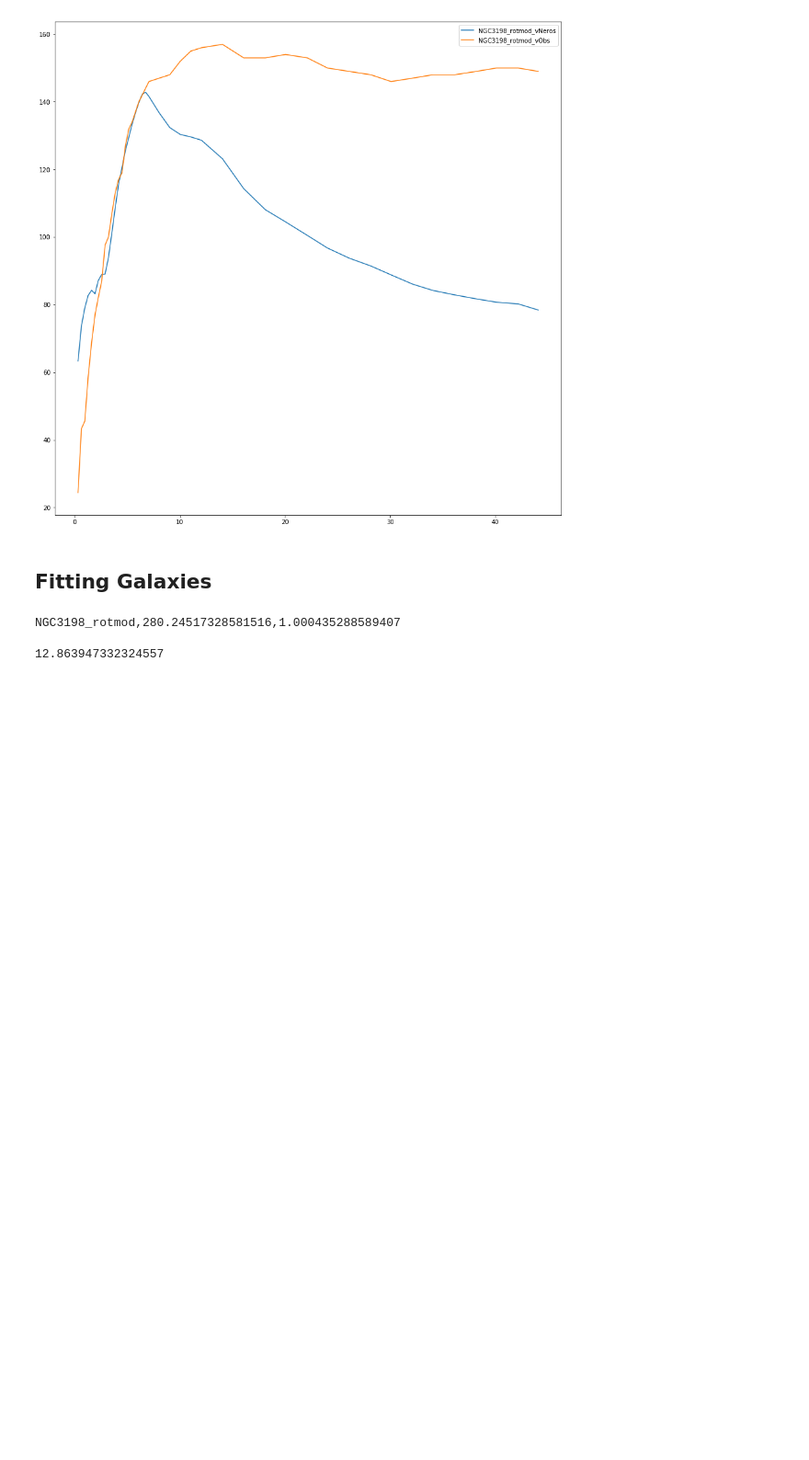
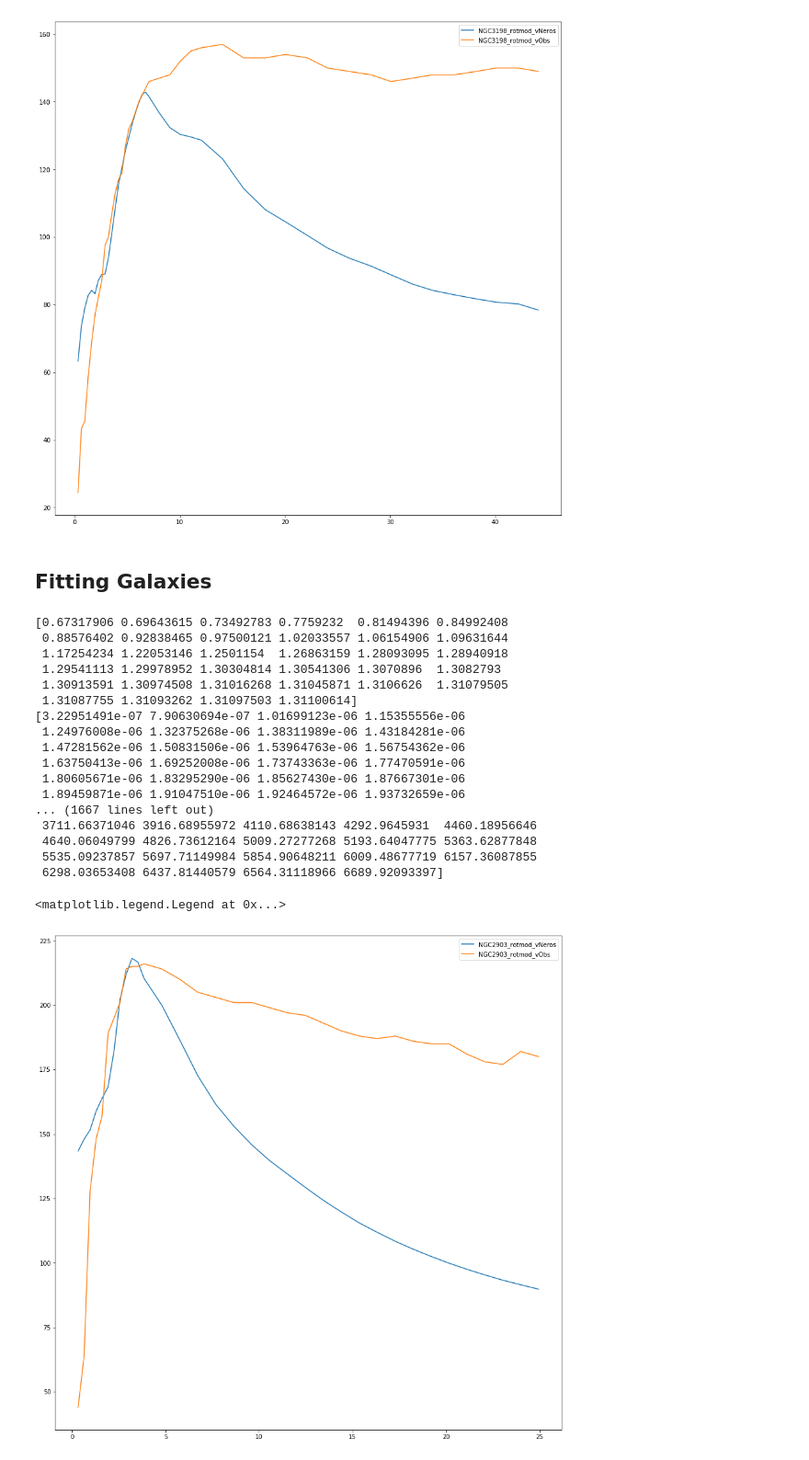
Before and after one commit to Cisneros-Galaxy/RCFM, a Jupyter notebook: Model.ipynb, the cells around one changed output. Shown: that part at 92% size. Drawn from its saved outputs; the diff is of its cells as text; code cells hidden in the pictures; blank space fills up the shorter version.

Commit message:
pushing plotting stuff

```diff
--- a/Model.ipynb
+++ b/Model.ipynb
@@ -73,6 +90,8 @@ ax.legend(loc="upper right")
 # %%
 file = open('imported-data/data.csv', 'w')
 file.write('{0},{1},{2}\n'.format("Galaxy", "Alpha", "vLum"))
+
+f, ax = plt.subplots(1, figsize=(15,15))
 
 # Fit function
 def simple(independents,alpha,vLumFreeParam):
@@ -81,7 +100,7 @@ def simple(independents,alpha,vLumFreeParam):
     # Apply the vLum free param to the data
     vLum = vLum*vLumFreeParam
     # Calc vLCM with alpha free param
-    vLcm = Neros.vLcm(rad, MW_vLum_interp_func(rad), vLum)
+    vLcm = Neros.vLcm(rad, MW_vLum_interp_func(rad), vLum,)
     # Calc and return vNeros
     return Neros.vNeros(vLum, vLcm, alpha)
 
@@ -89,37 +108,64 @@ def simple(independents,alpha,vLumFreeParam):
 
 for galaxyName in sparcGalaxies:
     # change the name in "" to print only that galaxy
-    if (galaxyName != "NGC3198_rotmod"):
+    if (galaxyName != "NGC2903_rotmod"):
         continue
 
     galaxy = np.array(sparcGalaxies[galaxyName])
     galaxy_rad = galaxy[:,0]
     galaxy_vObs = galaxy[:,1]
     galaxy_error = galaxy[:,2]
     galaxy_gas = galaxy[:,3]
     galaxy_disk = galaxy[:,4]
     galaxy_bulge = galaxy[:,5]
     galaxy_vLumSquared = Neros.vLumSquared(galaxy_gas, galaxy_disk, galaxy_bulge)
     galaxy_vLum = np.sqrt(galaxy_vLumSquared)
     # Make sure the arrays are matching lengths
     maxMWRad = MW_rad[len(MW_rad)-1]
     for i in range(len(galaxy_rad)):
         if galaxy_rad[i] > maxMWRad:
             galaxy_rad = galaxy_rad[:i]
             galaxy_vLum = galaxy_vLum[:i]
             galaxy_vObs = galaxy_vObs[:i]
             break
 
     # Run fitter
     vals, cov = curve_fit(simple,(galaxy_rad, galaxy_vLum),galaxy_vObs)
-    fittedAlpha, fittedVLumFreeParam = vals
+    fittedAlpha = vals[0]
+    fittedVLumFreeParam = vals[1]
 
     vExpected = simple((galaxy_rad, galaxy_vLum), fittedAlpha, fittedVLumFreeParam)
 
-    print('{0},{1},{2}\n'.format(galaxyName, fittedAlpha, fittedVLumFreeParam))
+    print('{0}\t{1}\t{2}\n'.format(galaxyName, fittedAlpha, fittedVLumFreeParam))
     print(chiSquared(galaxy_vObs, vExpected, galaxy_error))
     file.write('{0},{1},{2}\n'.format(galaxyName, fittedAlpha, fittedVLumFreeParam))
+
+    # Run vLCM
+    vLcm = Neros.vLcm(galaxy_rad, MW_vLum_interp_func(galaxy_rad), galaxy_vLum * fittedVLumFreeParam)
+    vLcmList.append(vLcm)
+    vNeros = Neros.vNeros(galaxy_vLum * fittedVLumFreeParam, vLcm, 1)
+    ratio = vNeros/galaxy_vObs
+    # plot
+    ax.plot(galaxy_rad, vNeros, label="{}_vNeros".format(galaxyName))
+    ax.plot(galaxy_rad, galaxy_vObs, label="{}_vObs".format(galaxyName))
+ax.legend(loc="upper right")
 # %% [output]
-NGC3198_rotmod,280.24517328581516,1.000435288589407
-
-12.863947332324557
+[0.67317906 0.69643615 0.73492783 0.7759232  0.81494396 0.84992408
+ 0.88576402 0.92838465 0.97500121 1.02033557 1.06154906 1.09631644
+ 1.17254234 1.22053146 1.2501154  1.26863159 1.28093095 1.28940918
+ 1.29541113 1.29978952 1.30304814 1.30541306 1.3070896  1.3082793
+ 1.30913591 1.30974508 1.31016268 1.31045871 1.3106626  1.31079505
+ 1.31087755 1.31093262 1.31097503 1.31100614]
+[3.22951491e-07 7.90630694e-07 1.01699123e-06 1.15355556e-06
+ 1.24976008e-06 1.32375268e-06 1.38311989e-06 1.43184281e-06
+ 1.47281562e-06 1.50831506e-06 1.53964763e-06 1.56754362e-06
+ 1.63750413e-06 1.69252008e-06 1.73743363e-06 1.77470591e-06
+ 1.80605671e-06 1.83295290e-06 1.85627430e-06 1.87667301e-06
+ 1.89459871e-06 1.91047510e-06 1.92464572e-06 1.93732659e-06
+... (1667 lines left out)
+ 3711.66371046 3916.68955972 4110.68638143 4292.9645931  4460.18956646
+ 4640.06049799 4826.73612164 5009.27277268 5193.64047775 5363.62877848
+ 5535.09237857 5697.71149984 5854.90648211 6009.48677719 6157.36087855
+ 6298.03653408 6437.81440579 6564.31118966 6689.92093397]
+<matplotlib.legend.Legend at 0x...>
+[figure, added]
```
Also changed, not shown: parts of 1 cell of this notebook, 2 other files.
